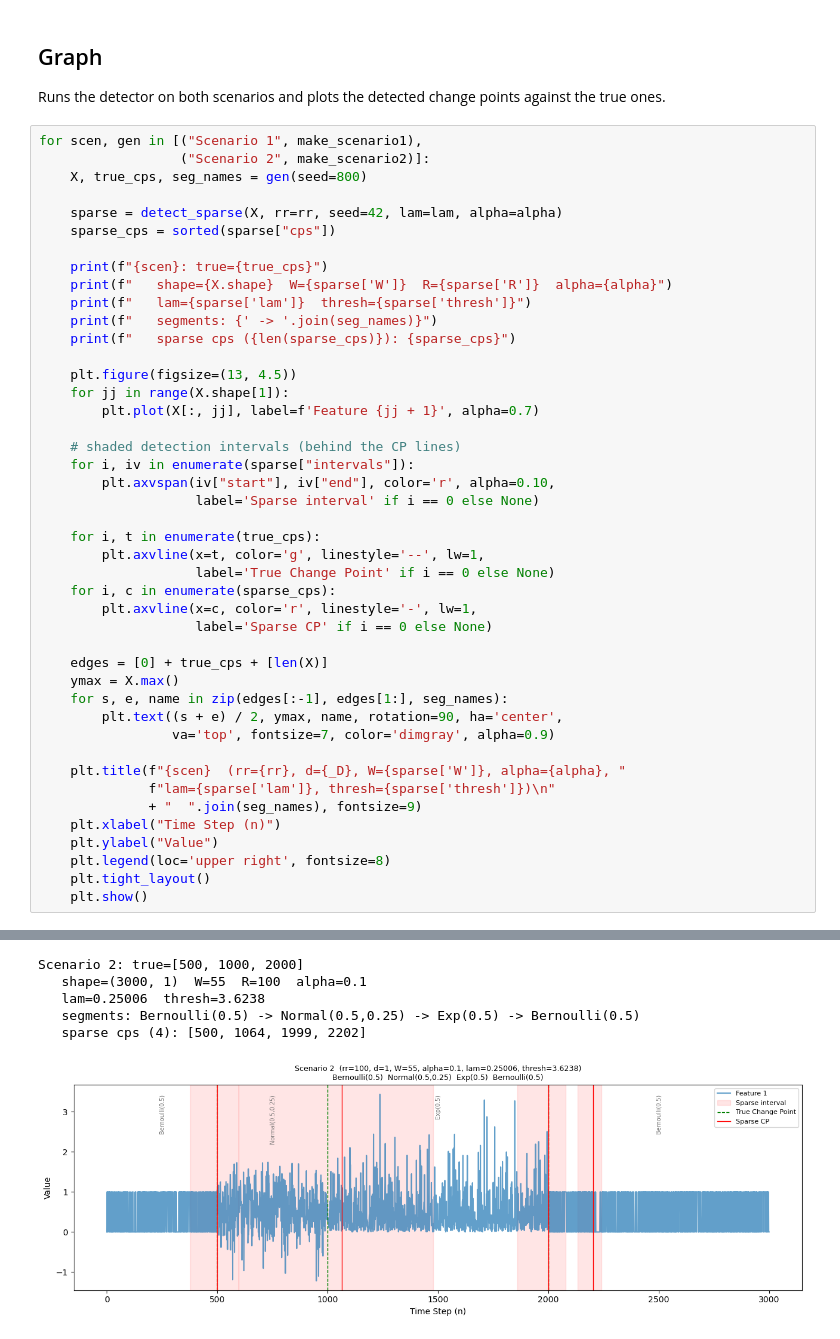
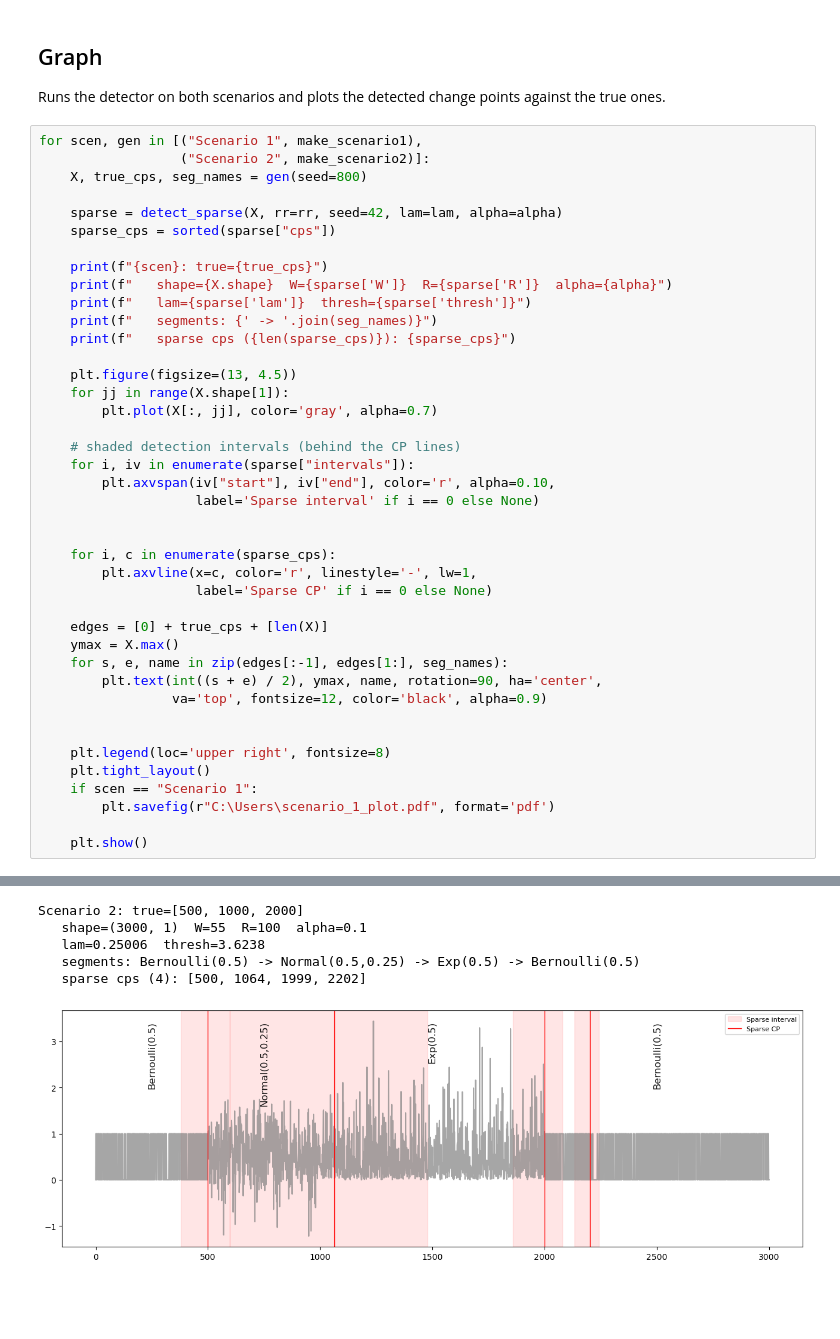
Before and after one commit to rpetch/RFF-Change-Inference, a Jupyter notebook: examples/RFF_MMD_notebook.ipynb, the cells around one changed output, grey strips where cells are left out. Drawn from its saved outputs; the diff is of its cells as text; blank space fills up the shorter version.

Commit message:
Edit plot

```diff
--- a/examples/RFF_MMD_notebook.ipynb
+++ b/examples/RFF_MMD_notebook.ipynb
@@ -569,16 +577,14 @@ for scen, gen in [("Scenario 1", make_scenario1),
 
     plt.figure(figsize=(13, 4.5))
     for jj in range(X.shape[1]):
-        plt.plot(X[:, jj], label=f'Feature {jj + 1}', alpha=0.7)
+        plt.plot(X[:, jj], color='gray', alpha=0.7)
 
     # shaded detection intervals (behind the CP lines)
     for i, iv in enumerate(sparse["intervals"]):
         plt.axvspan(iv["start"], iv["end"], color='r', alpha=0.10,
                     label='Sparse interval' if i == 0 else None)
 
-    for i, t in enumerate(true_cps):
-        plt.axvline(x=t, color='g', linestyle='--', lw=1,
-                    label='True Change Point' if i == 0 else None)
+
     for i, c in enumerate(sparse_cps):
         plt.axvline(x=c, color='r', linestyle='-', lw=1,
                     label='Sparse CP' if i == 0 else None)
@@ -586,16 +592,15 @@ for scen, gen in [("Scenario 1", make_scenario1),
     edges = [0] + true_cps + [len(X)]
     ymax = X.max()
     for s, e, name in zip(edges[:-1], edges[1:], seg_names):
-        plt.text((s + e) / 2, ymax, name, rotation=90, ha='center',
-                 va='top', fontsize=7, color='dimgray', alpha=0.9)
+        plt.text(int((s + e) / 2), ymax, name, rotation=90, ha='center',
+                 va='top', fontsize=12, color='black', alpha=0.9)
 
-    plt.title(f"{scen}  (rr={rr}, d={_D}, W={sparse['W']}, alpha={alpha}, "
-              f"lam={sparse['lam']}, thresh={sparse['thresh']})\n"
-              + "  ".join(seg_names), fontsize=9)
-    plt.xlabel("Time Step (n)")
-    plt.ylabel("Value")
+
     plt.legend(loc='upper right', fontsize=8)
     plt.tight_layout()
+    if scen == "Scenario 1":
+        plt.savefig(r"C:\Users\scenario_1_plot.pdf", format='pdf')
+
     plt.show()
 # %% [output]
 Scenario 1: true=[500, 1000, 2000]
@@ -607,6 +612,6 @@ Scenario 1: true=[500, 1000, 2000]
 Scenario 2: true=[500, 1000, 2000]
    shape=(3000, 1)  W=55  R=100  alpha=0.1
    lam=0.25006  thresh=3.6238
    segments: Bernoulli(0.5) -> Normal(0.5,0.25) -> Exp(0.5) -> Bernoulli(0.5)
    sparse cps (4): [500, 1064, 1999, 2202]
-[figure, old version]
+[figure, new version]
```
Also changed, not shown: parts of 3 cells of this notebook, 3 other files.
